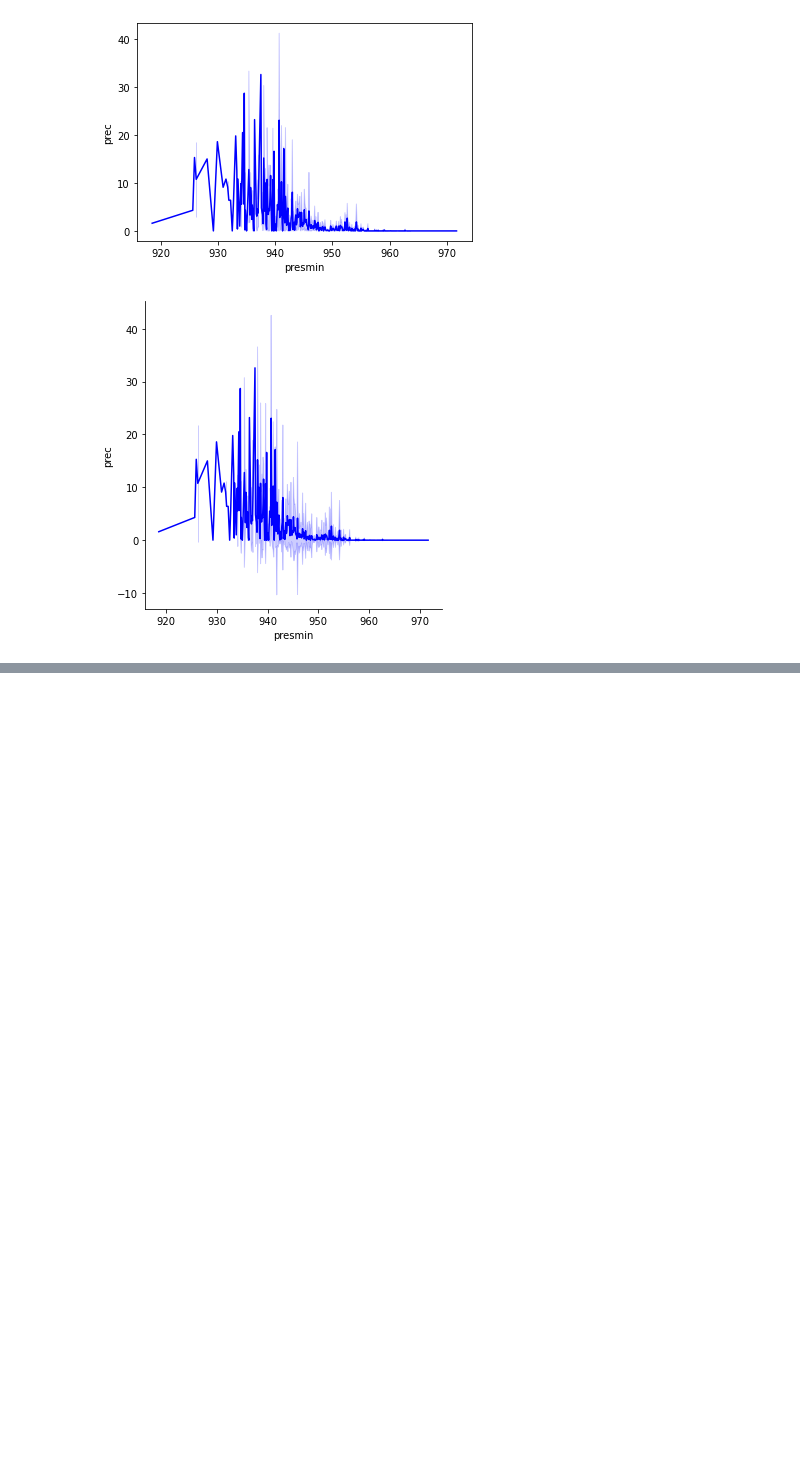
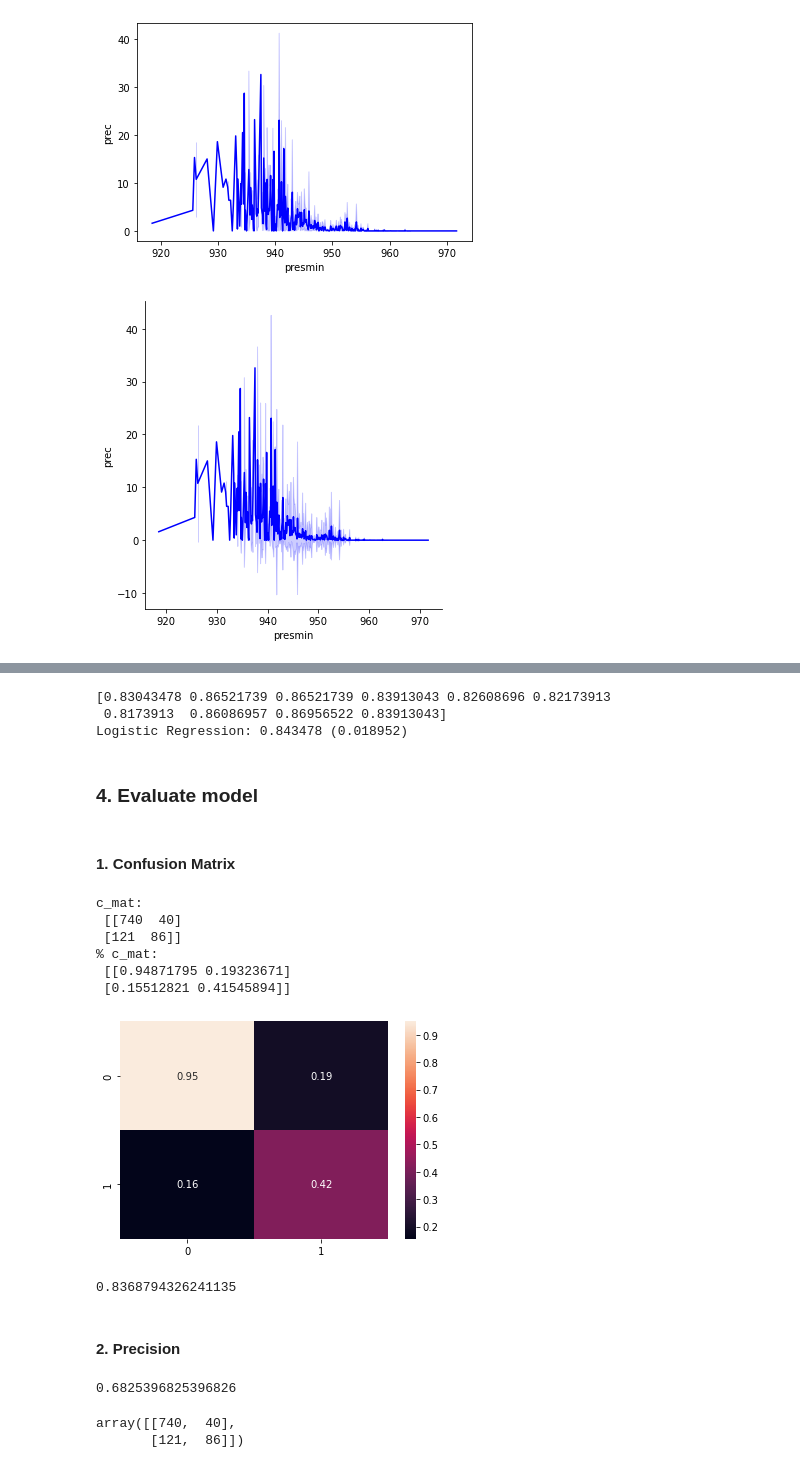
Before and after one commit to erfederuiz/rain_project, a Jupyter notebook: aemet_tests_fillna.ipynb, the cells around one changed output, grey strips where cells are left out. Cells and saved outputs as stored; diff of their text form; code cells hidden in the pictures; blank space fills up the shorter version.

```diff
--- a/aemet_tests_fillna.ipynb
+++ b/aemet_tests_fillna.ipynb
@@ -434,0 +449,10 @@ feature_imp.nlargest(10).plot(kind='barh')
+# %%
+X = df[['tmed', 'prec', 'tmin', 'tmax', 'dir', 'velmedia', 'racha', 'sol',
+       'presmax', 'presmin', 'year', 'month', 'day', 'rain_today',
+        'horatmin_', 'horatmax_', 'horaracha_',
+       'horapresmin_']]
+y = df['rain_tomorrow']
+# %%
+from sklearn.model_selection import train_test_split
+
+X_train, X_test, y_train, y_test = train_test_split(X, y, test_size=0.3, random_state=42)
@@ -434,0 +461,7 @@ feature_imp.nlargest(10).plot(kind='barh')
+# %%
+from sklearn.preprocessing import StandardScaler
+
+scaler = StandardScaler()
+
+X_train = scaler.fit_transform(X_train)
+X_test = scaler.transform(X_test)
@@ -434,0 +480,32 @@ feature_imp.nlargest(10).plot(kind='barh')
+# %%
+from sklearn.linear_model import LogisticRegression
+
+log_reg = LogisticRegression()
+
+log_reg.fit(X_train, y_train)
+
+y_pred = log_reg.predict(X_test)
+
+"""
+sns.heatmap(c_mat/c_mat.sum(axis=1), annot=True);
+print(accuracy_score(y_test,y_pred))
+print(precision_score(y_test, y_pred))
+print(recall_score(y_test, y_pred))
+print(f1_score(y_test, y_pred))
+print(roc_auc_score(y_test, y_pred))
+"""
+# %%
+from sklearn.model_selection import KFold, cross_val_score
+name='Logistic Regression'
+kfold = KFold(n_splits=10) #Parte los datos en 10 trozos para usar validación cruzada / cross validation
+cv_results = cross_val_score(log_reg, X_train, y_train, cv=kfold, scoring='accuracy')
+
+msg = "%s: %f (%f)" % (name, cv_results.mean(), cv_results.std())
+print(cv_results)
+print(msg)
+# %% [output]
+[0.83043478 0.86521739 0.86521739 0.83913043 0.82608696 0.82173913
+ 0.8173913  0.86086957 0.86956522 0.83913043]
+Logistic Regression: 0.843478 (0.018952)
+# %% [markdown]
+### 4. Evaluate model
@@ -434,0 +514,31 @@ feature_imp.nlargest(10).plot(kind='barh')
+# %% [markdown]
+#### 1. Confusion Matrix
+# %%
+c_mat = confusion_matrix(y_test,y_pred)
+print("c_mat:\n",c_mat)
+c_mat.sum(axis=1)
+print("% c_mat:\n",c_mat/c_mat.sum(axis=1))
+sns.heatmap(c_mat/c_mat.sum(axis=1), annot=True);
+# %% [output]
+c_mat:
+ [[740  40]
+ [121  86]]
+% c_mat:
+ [[0.94871795 0.19323671]
+ [0.15512821 0.41545894]]
+[figure, added]
+# %%
+accuracy_score(y_test,y_pred) # De todas las clasificaciones del predictor, cuántas son correctas
+# %% [output]
+0.8368794326241135
+# %% [markdown]
+#### 2. Precision
+# %%
+precision_score(y_test, y_pred)
+# %% [output]
+0.6825396825396826
+# %%
+c_mat
+# %% [output]
+array([[740,  40],
+       [121,  86]])
```
Also changed, not shown: parts of 31 cells of this notebook, 11 other files.
